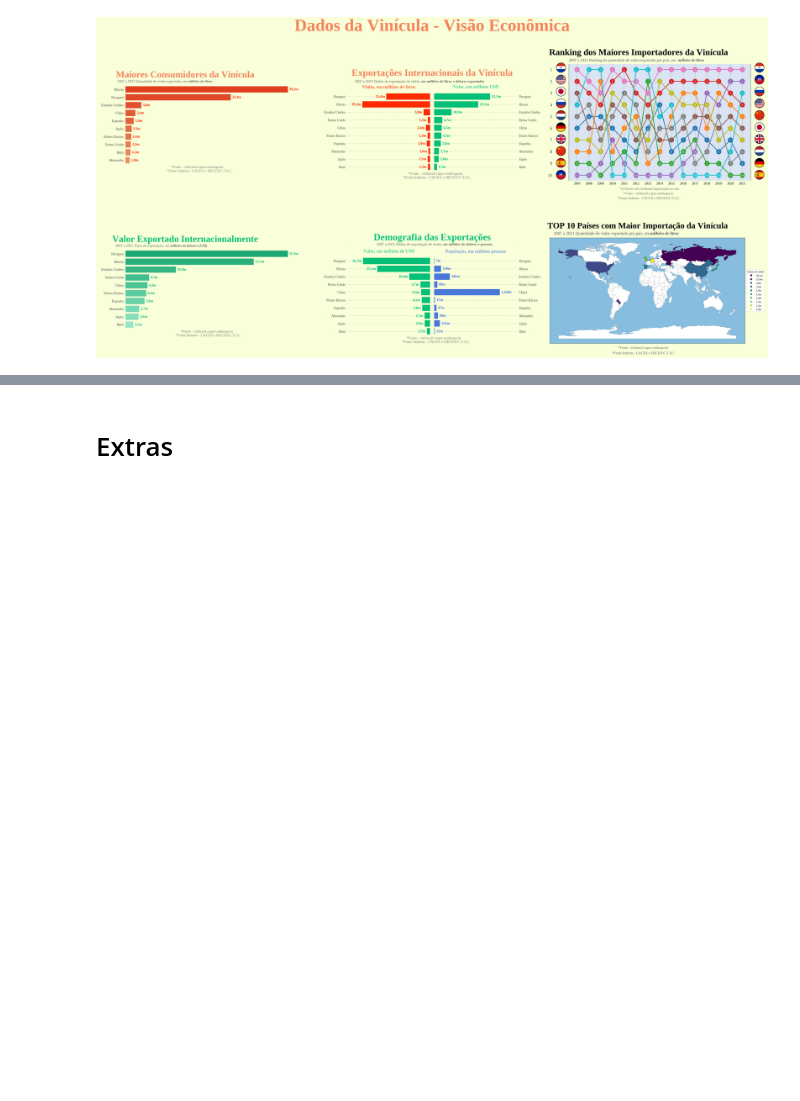
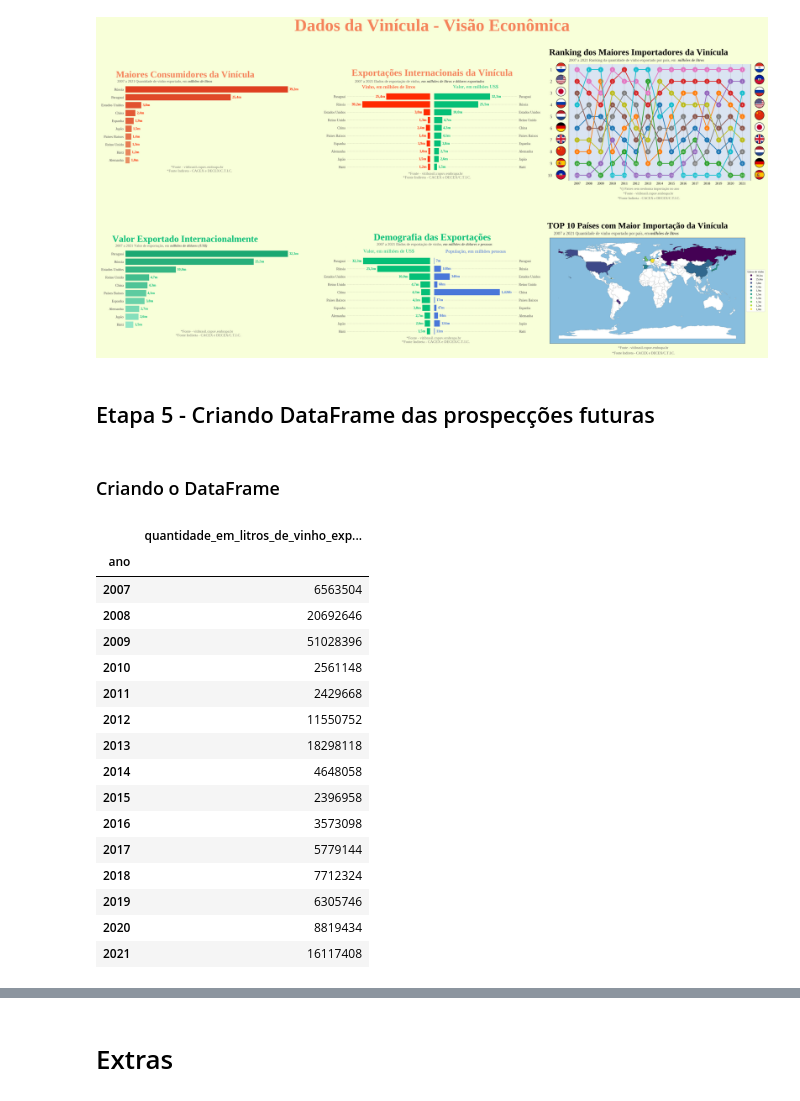
Before and after one commit to GabrielPCO/tech_challenge, a Jupyter notebook: Tech_Challenge.ipynb, the cells around one changed output, grey strips where cells are left out. Drawn from its saved outputs; the diff is of its cells as text; code cells hidden in the pictures; blank space fills up the shorter version.

```diff
--- a/Tech_Challenge.ipynb
+++ b/Tech_Challenge.ipynb
@@ -1441,3 +1454,7 @@ plt.savefig('Assets/Graficos/quadro.png', bbox_inches='tight', dpi=250)
 plt.show()
 # %% [output]
 [figure]
+# %% [markdown]
+## Etapa 5 - Criando DataFrame das prospecções futuras
+# %% [markdown]
+### Criando o DataFrame
@@ -1443,0 +1467,22 @@ plt.show()
+# %%
+# DataFrame de soma de quantidades em litros de vinho por ano
+exportacoes_prospeccao_futura_litros = exportacoes_prospeccao_futura_litros.to_frame()
+exportacoes_prospeccao_futura_litros
+# %% [output]
+|  | quantidade_em_litros_de_vinho_exp... |
+| ano |  |
+| 2007 | 6563504 |
+| 2008 | 20692646 |
+| 2009 | 51028396 |
+| 2010 | 2561148 |
+| 2011 | 2429668 |
+| 2012 | 11550752 |
+| 2013 | 18298118 |
+| 2014 | 4648058 |
+| 2015 | 2396958 |
+| 2016 | 3573098 |
+| 2017 | 5779144 |
+| 2018 | 7712324 |
+| 2019 | 6305746 |
+| 2020 | 8819434 |
+| 2021 | 16117408 |
```
Also changed, not shown: parts of 32 cells of this notebook, 2 other files.
